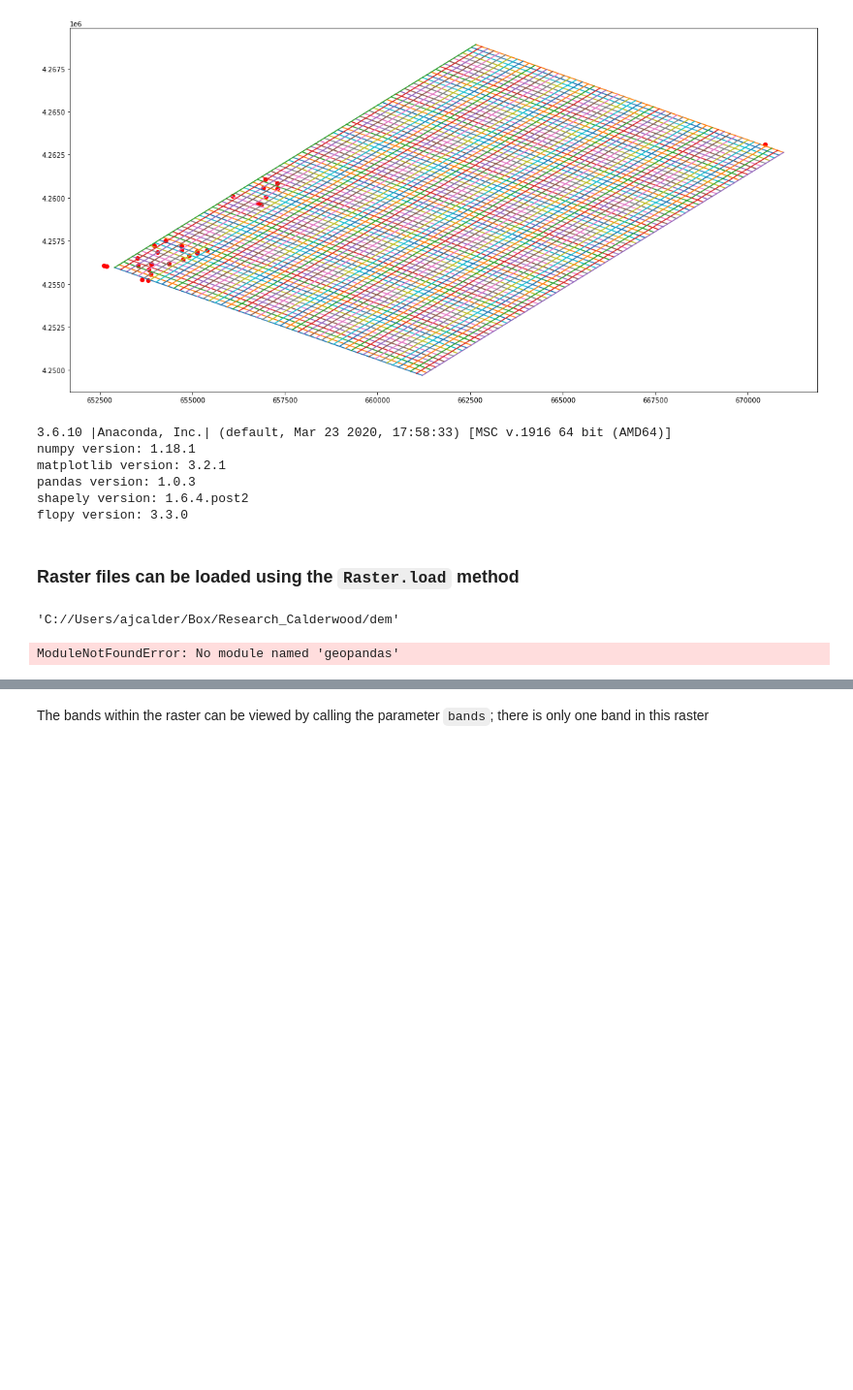
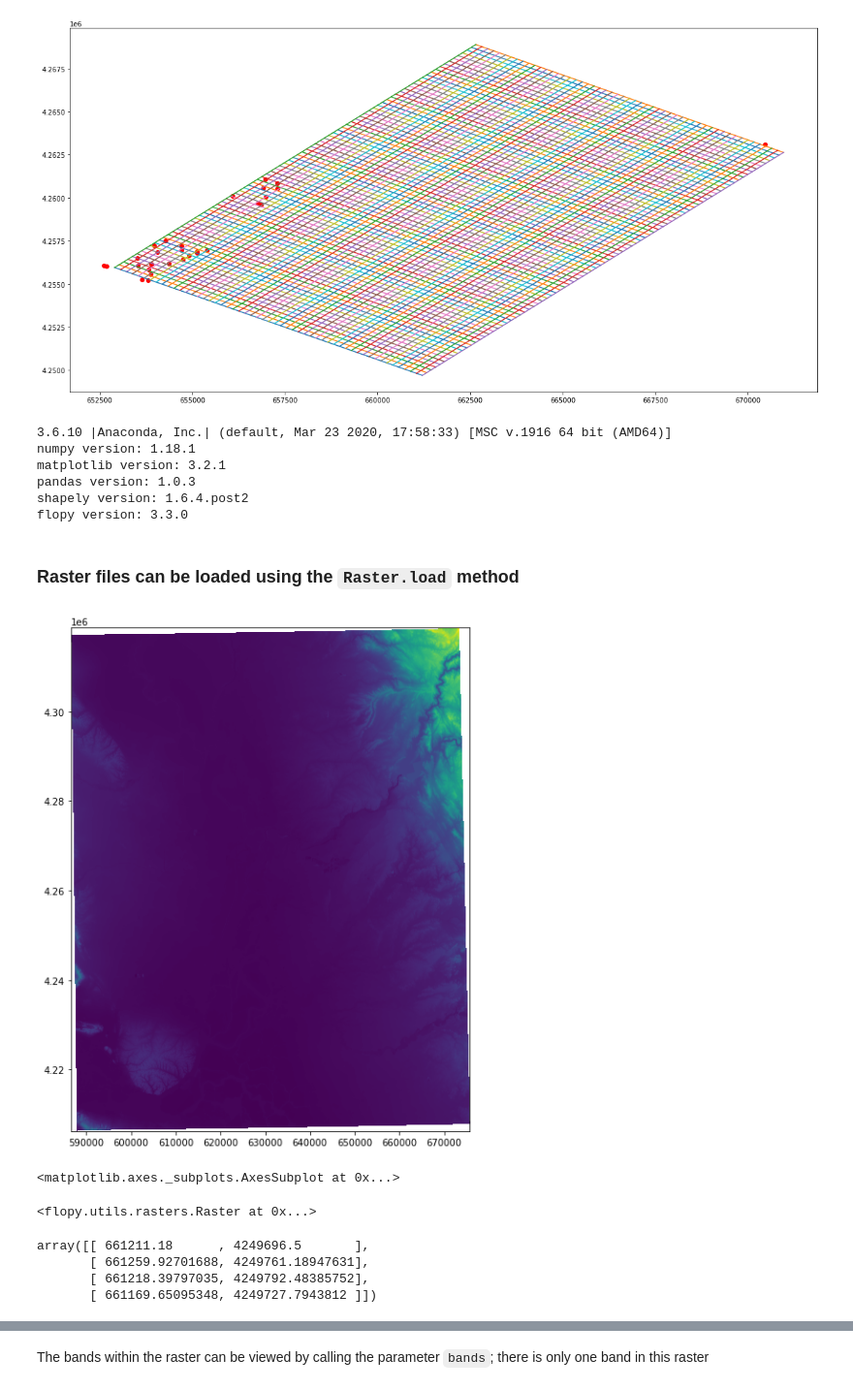
Before and after one commit to ajcalder/modflow-practice, a Jupyter notebook: BasicCosumnes/Basic Cosumnes.ipynb, the cells around one changed output, grey strips where cells are left out. Shown at 97% size. Cells and saved outputs as stored; diff of their text form; code cells hidden in the pictures; blank space fills up the shorter version.

Commit message:
Fiddling with clipping the DEM
Trying flopy shpfiles utility and others

```diff
--- a/BasicCosumnes/Basic Cosumnes.ipynb
+++ b/BasicCosumnes/Basic Cosumnes.ipynb
@@ -70,4 +97,0 @@ array([661203.08388109, 661204.28751114])
-# %%
-plt.rcParams["figure.figsize"] = (20,10)
-plt.scatter(mg.xcellcenters.ravel(), mg.ycellcenters.ravel())
-plt.scatter(mg.xyzvertices[0].ravel(), mg.xyzvertices[1].ravel(), s=10)
@@ -138,8 +190,4 @@ flopy version: 3.3.0
 # %%
-raster_name = spath+"/model_dem.tif"
+raster_name = spath+"/USGS_ten_meter_dem/transformed.tif"
 
-rio = Raster.load(raster_name)
+rio10_utm = Raster.load(raster_name)
-# %%
-spath
-# %% [output]
-'C://Users/ajcalder/Box/Research_Calderwood/dem'
@@ -152,6 +194,9 @@ sf = shapefile.Reader(spath+"/aligned_bbox/aligned_bbox.shp")
-# %%
-shapes = sf.shapes()
-shapes[0].points
-import geopandas
-# %% [output]
-ModuleNotFoundError: No module named 'geopandas'
+# %%
+rio10_utm.plot()
+# %% [output]
+[figure, added]
+<matplotlib.axes._subplots.AxesSubplot at 0x...>
+# %%
+rio10_utm
+# %% [output]
+<flopy.utils.rasters.Raster at 0x...>
@@ -157,0 +209,8 @@ ModuleNotFoundError: No module named 'geopandas'
+# %%
+# Shapefile of model bounds
+vertices = np.stack((ll,lr, ur, ul))
+# %% [output]
+array([[ 661211.18      , 4249696.5       ],
+       [ 661259.92701688, 4249761.18947631],
+       [ 661218.39797035, 4249792.48385752],
+       [ 661169.65095348, 4249727.7943812 ]])
```
Also changed, not shown: parts of 29 cells of this notebook.
